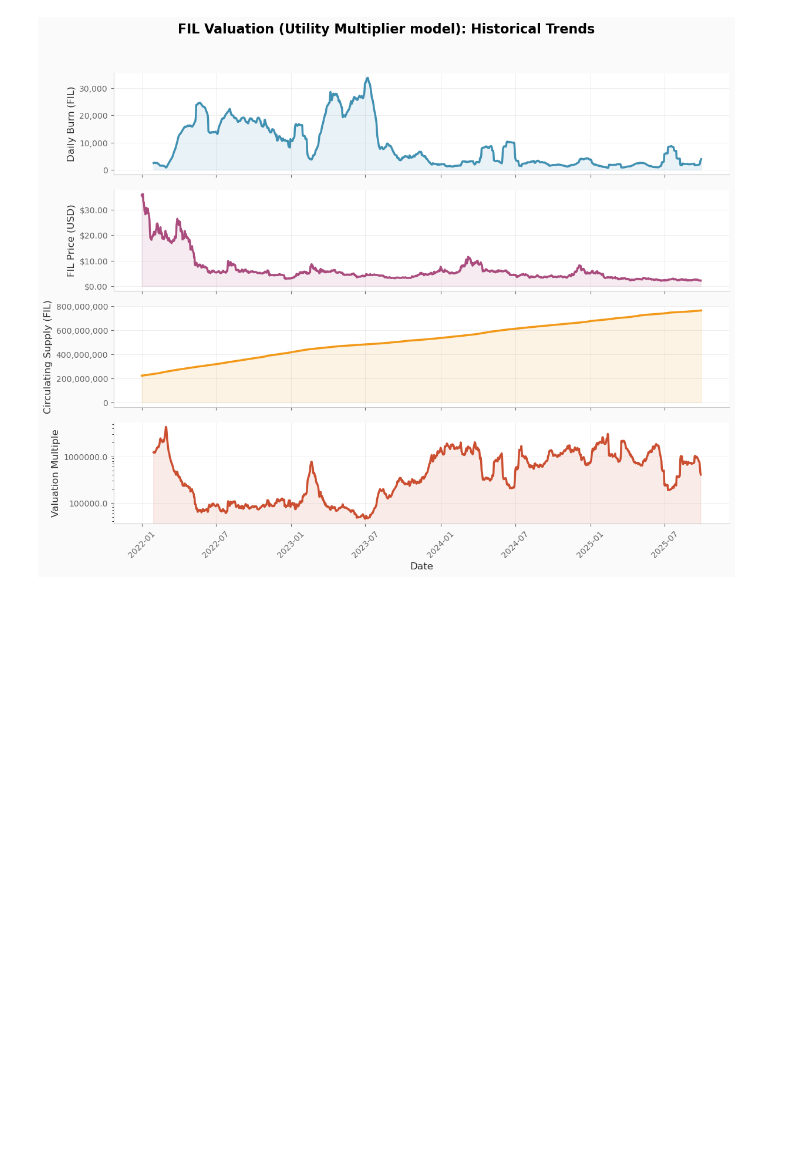
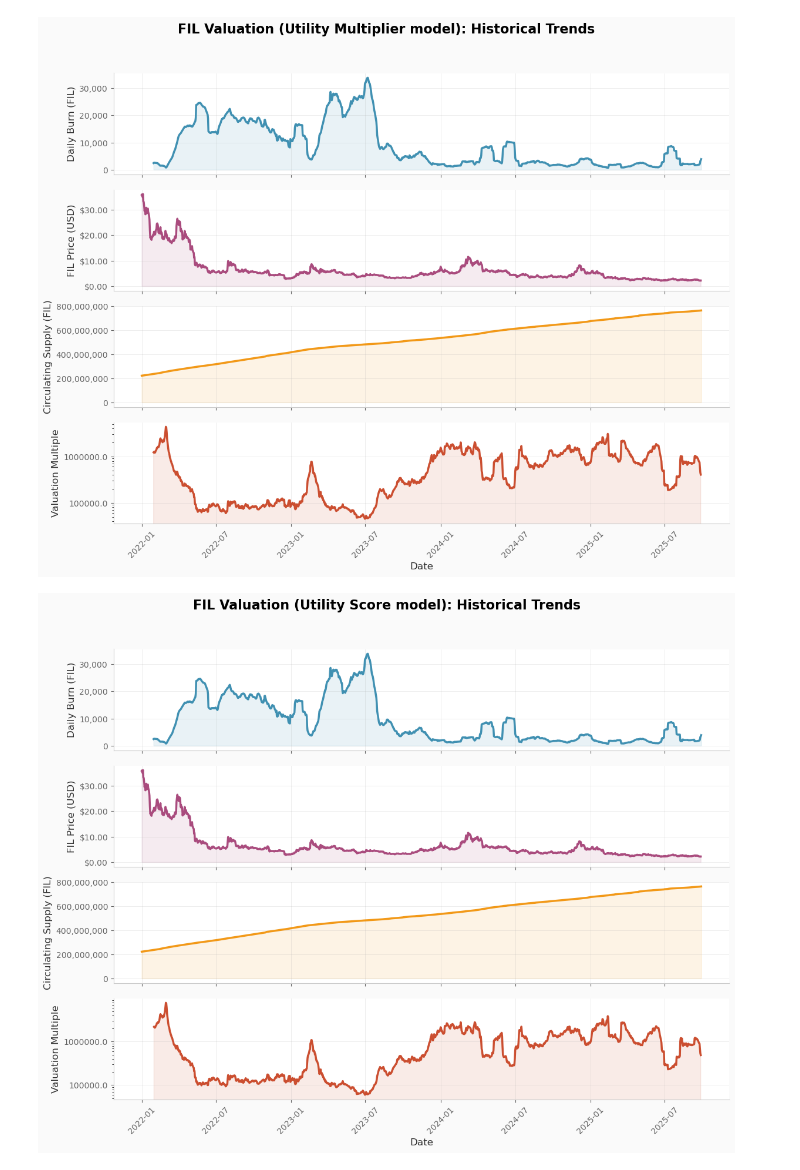
Before and after one commit to CELtd/cel, a Jupyter notebook: notebooks/price_model/fee_multiple_model.ipynb, the cells around one changed output. Cells and saved outputs as stored; diff of their text form; code cells hidden in the pictures; blank space fills up the shorter version.

Commit message:
adding more models

```diff
--- a/notebooks/price_model/fee_multiple_model.ipynb
+++ b/notebooks/price_model/fee_multiple_model.ipynb
@@ -318,3 +318,90 @@ for ax in axes:
 plt.show()
 # %% [output]
 [figure]
+# %%
+# Supply growth (negative impact)
+merged_df['supply_growth_rate'] = merged_df['circulating_fil'].pct_change(periods=30)
+merged_df['supply_pressure'] = 1 - merged_df['supply_growth_rate']  # Invert for negative impact
+
+# Lock ratio (positive impact)
+merged_df['lock_ratio'] = merged_df['locked_fil'] / merged_df['circulating_fil']
+merged_df['lock_ratio_growth'] = merged_df['lock_ratio'].pct_change(periods=30)
+merged_df['utility_commitment'] = 1 + merged_df['lock_ratio_growth']
+
+# Combined utility score
+merged_df['utility_score'] = merged_df['supply_pressure'] * merged_df['utility_commitment']
+valuation_multiple = merged_df['Close'] * merged_df['circulating_fil'] / (merged_df['daily_burn_30d'] * merged_df['utility_score'])
+
+
+# Set up professional styling
+plt.style.use('default')  # Reset to default style
+plt.rcParams.update({
+    'font.size': 11,
+    'font.family': 'sans-serif',
+    'axes.linewidth': 0.8,
+    'axes.spines.top': False,
+    'axes.spines.right': False,
+    'axes.grid': True,
+    'grid.alpha': 0.3,
+    'grid.linewidth': 0.5,
+    'figure.facecolor': 'white',
+    'axes.facecolor': 'white'
+})
+
+# Define a professional color palette
+colors = ['#2E86AB', '#A23B72', '#F18F01', '#C73E1D']  # Professional blue, purple, orange, red
+titles = ['Daily Burn (FIL)', 'FIL Price (USD)', 'Circulating Supply (FIL)', 'Valuation Multiple']
+
+# Create the plot with professional styling
+fig, axes = plt.subplots(figsize=(12, 10), nrows=4, ncols=1, sharex=True)
+fig.suptitle('FIL Valuation (Utility Score model): Historical Trends', fontsize=16, fontweight='bold', y=0.98)
+
+# Plot each subplot with enhanced styling
+data_series = [merged_df['daily_burn_30d'], merged_df['Close'], merged_df['circulating_fil'], valuation_multiple]
+
+for i, (ax, data, color, title) in enumerate(zip(axes, data_series, colors, titles)):
+    # Plot the main line
+    ax.plot(merged_df['date'], data, color=color, linewidth=2.5, alpha=0.9)
+
+    # Add subtle fill under the curve for visual appeal
+    ax.fill_between(merged_df['date'], data, alpha=0.1, color=color)
+
+    # Styling
+    ax.set_ylabel(title, fontsize=12, fontweight='medium', color='#333333')
+    ax.tick_params(axis='y', labelsize=10, colors='#666666')
+    ax.tick_params(axis='x', labelsize=10, colors='#666666')
+
+    # Add subtle grid
+    ax.grid(True, alpha=0.3, linestyle='-', linewidth=0.5)
+
+    # Remove top and right spines for cleaner look
+    ax.spines['top'].set_visible(False)
+    ax.spines['right'].set_visible(False)
+    ax.spines['left'].set_color('#CCCCCC')
+    ax.spines['bottom'].set_color('#CCCCCC')
+
+    # Format y-axis labels with commas for large numbers
+    if i in [0, 2]:  # Daily burn and circulating supply
+        ax.yaxis.set_major_formatter(plt.FuncFormatter(lambda x, p: f'{x:,.0f}'))
+    elif i == 1:  # Price
+        ax.yaxis.set_major_formatter(plt.FuncFormatter(lambda x, p: f'${x:.2f}'))
+    else:  # Valuation multiple (log scale)
+        ax.set_yscale('log')
+        ax.yaxis.set_major_formatter(plt.FuncFormatter(lambda x, p: f'{x:.1f}'))
+
+# Format x-axis for the bottom plot
+axes[-1].tick_params(axis='x', labelsize=10, colors='#666666', rotation=45)
+axes[-1].set_xlabel('Date', fontsize=12, fontweight='medium', color='#333333')
+
+# Adjust layout with more padding
+plt.tight_layout(rect=[0, 0.03, 1, 0.95])
+plt.subplots_adjust(hspace=0.15)
+
+# Add a subtle background
+fig.patch.set_facecolor('#FAFAFA')
+for ax in axes:
+    ax.set_facecolor('white')
+
+plt.show()
+# %% [output]
+[figure, added]
```
